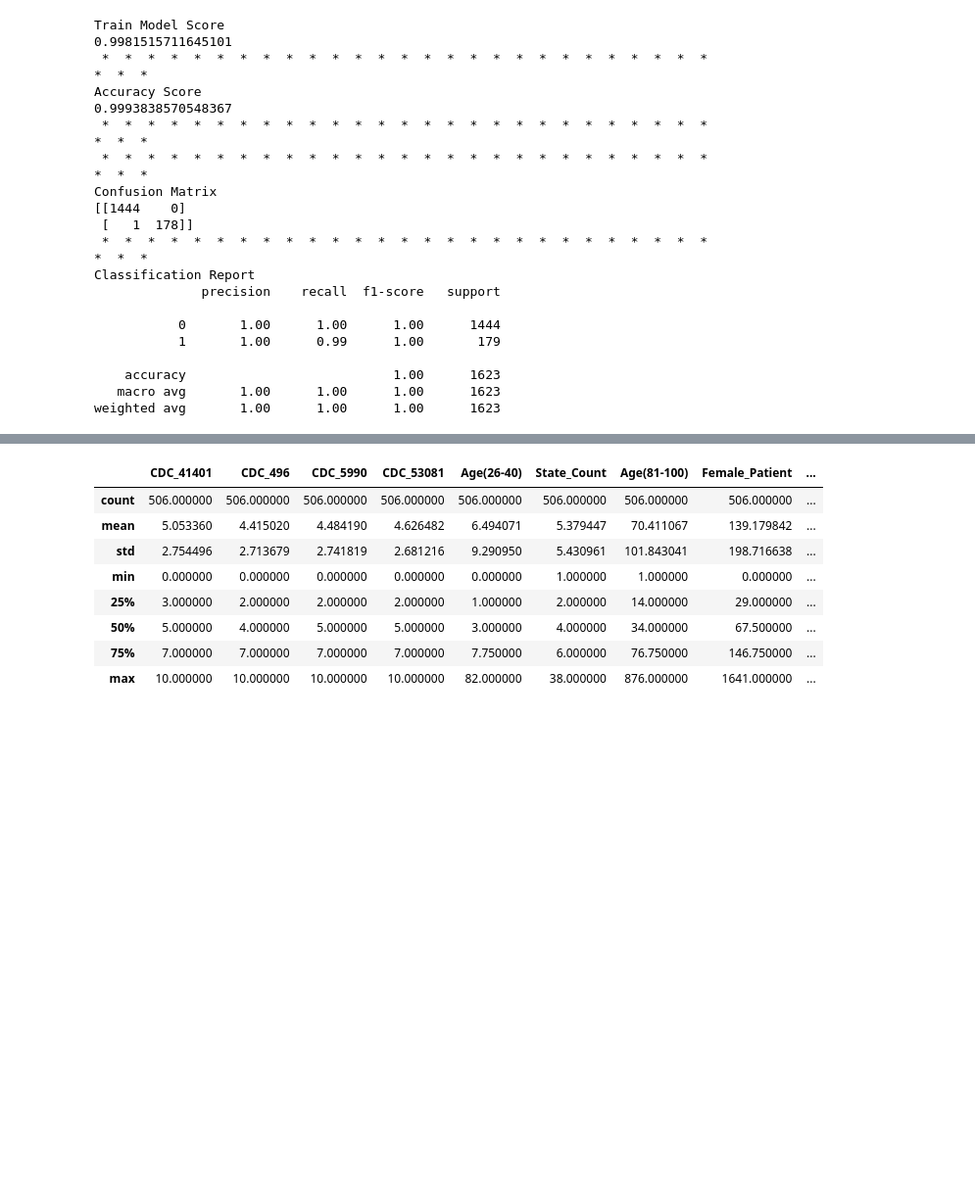
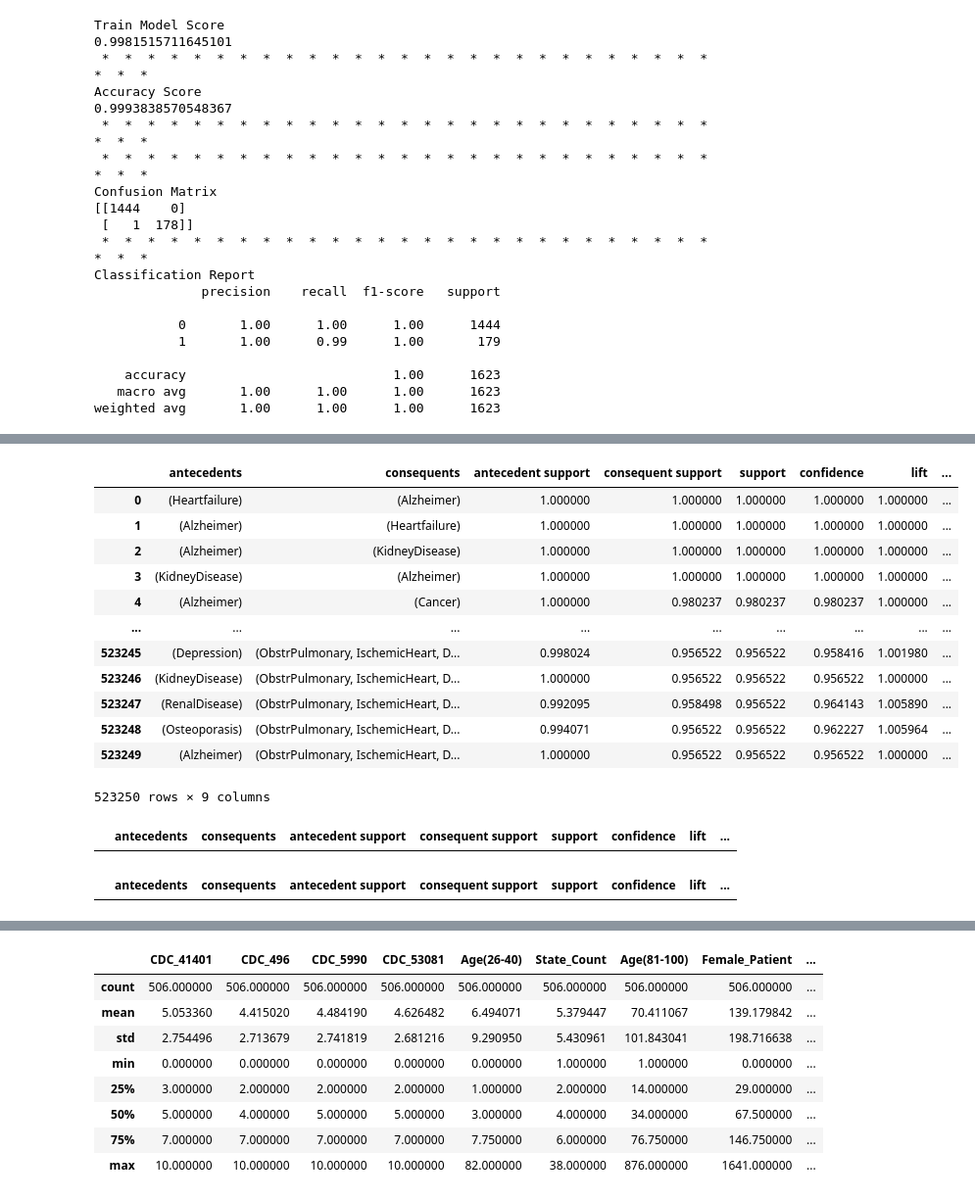
Before and after one commit to SubornaN/Health_Care_Fraud_Detection, a Jupyter notebook: Fraud_Detection_EDA_4.ipynb, the cells around one changed output, grey strips where cells are left out. Shown at 98% size. Saved outputs shown, nothing was run; the diff lists cells and outputs as text; code cells hidden in the pictures; blank space fills up the shorter version.

```diff
--- a/Fraud_Detection_EDA_4.ipynb
+++ b/Fraud_Detection_EDA_4.ipynb
@@ -464,0 +605,36 @@ Features.sort_values(ascending = False, by = 'Coefficients')
+# %%
+chronic_F = Fraud_df[['Alzheimer',
+       'Heartfailure', 'KidneyDisease', 'Cancer', 'ObstrPulmonary',
+       'Depression', 'Diabetes', 'IschemicHeart', 'Osteoporasis',
+       'rheumatoidarthritis', 'stroke', 'RenalDisease']].copy()
+
+chronic_F = chronic_F.astype(bool)
+
+frequent_chronic_F = apriori(chronic_F, min_support=0.8, use_colnames=True)
+MBA_chronic_F = association_rules(frequent_chronic_F, metric="lift", min_threshold=0.7)
+
+# chronic_N = NFraud_df[['Alzheimer',
+#        'Heartfailure', 'KidneyDisease', 'Cancer', 'ObstrPulmonary',
+#        'Depression', 'Diabetes', 'IschemicHeart', 'Osteoporasis',
+#        'rheumatoidarthritis', 'stroke', 'RenalDisease']].copy()
+
+# chronic_N = chronic_N.astype(bool)
+
+# frequent_chronic_N = apriori(chronic_N, min_support=0.8, use_colnames=True)
+# MBA_chronic_N = association_rules(frequent_chronic_N, metric="lift", min_threshold=0.7)
+# %%
+MBA_chronic_F.loc[MBA_chronic_F.support > 0.95] # IschemicHeart, Heartfailure, Diabetes
+# %% [output]
+|  | antecedents | consequents | antecedent support | consequent support | support | confidence | lift | ... |
+| 0 | (Heartfailure) | (Alzheimer) | 1.000000 | 1.000000 | 1.000000 | 1.000000 | 1.000000 | ... |
+| 1 | (Alzheimer) | (Heartfailure) | 1.000000 | 1.000000 | 1.000000 | 1.000000 | 1.000000 | ... |
+| 2 | (Alzheimer) | (KidneyDisease) | 1.000000 | 1.000000 | 1.000000 | 1.000000 | 1.000000 | ... |
+| 3 | (KidneyDisease) | (Alzheimer) | 1.000000 | 1.000000 | 1.000000 | 1.000000 | 1.000000 | ... |
+| 4 | (Alzheimer) | (Cancer) | 1.000000 | 0.980237 | 0.980237 | 0.980237 | 1.000000 | ... |
+| ... | ... | ... | ... | ... | ... | ... | ... | ... |
+| 523245 | (Depression) | (ObstrPulmonary, IschemicHeart, D... | 0.998024 | 0.956522 | 0.956522 | 0.958416 | 1.001980 | ... |
+| 523246 | (KidneyDisease) | (ObstrPulmonary, IschemicHeart, D... | 1.000000 | 0.956522 | 0.956522 | 0.956522 | 1.000000 | ... |
+| 523247 | (RenalDisease) | (ObstrPulmonary, IschemicHeart, D... | 0.992095 | 0.958498 | 0.956522 | 0.964143 | 1.005890 | ... |
+| 523248 | (Osteoporasis) | (ObstrPulmonary, IschemicHeart, D... | 0.994071 | 0.956522 | 0.956522 | 0.962227 | 1.005964 | ... |
+| 523249 | (Alzheimer) | (ObstrPulmonary, IschemicHeart, D... | 1.000000 | 0.956522 | 0.956522 | 0.956522 | 1.000000 | ... |
+523250 rows × 9 columns
@@ -464,0 +660,4 @@ Features.sort_values(ascending = False, by = 'Coefficients')
+# %%
+MBA_CDC_N
+# %% [output]
+|  | antecedents | consequents | antecedent support | consequent support | support | confidence | lift | ... |
@@ -464,0 +682,4 @@ Features.sort_values(ascending = False, by = 'Coefficients')
+# %%
+MBA_DGC_F.loc[ (MBA_DGC_F.confidence > 0.95) & (MBA_DGC_F.lift > 1.1) ]
+# %% [output]
+|  | antecedents | consequents | antecedent support | consequent support | support | confidence | lift | ... |
```
Also changed, not shown: parts of 49 cells of this notebook.
